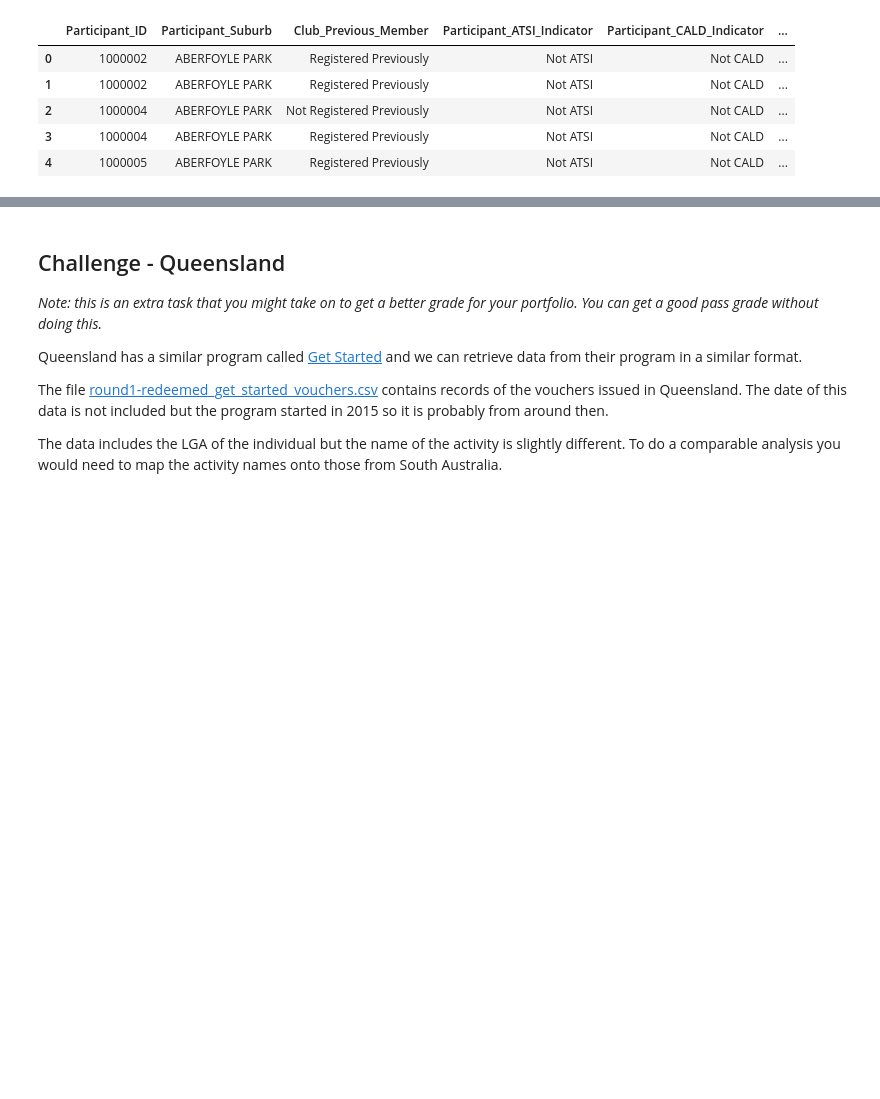
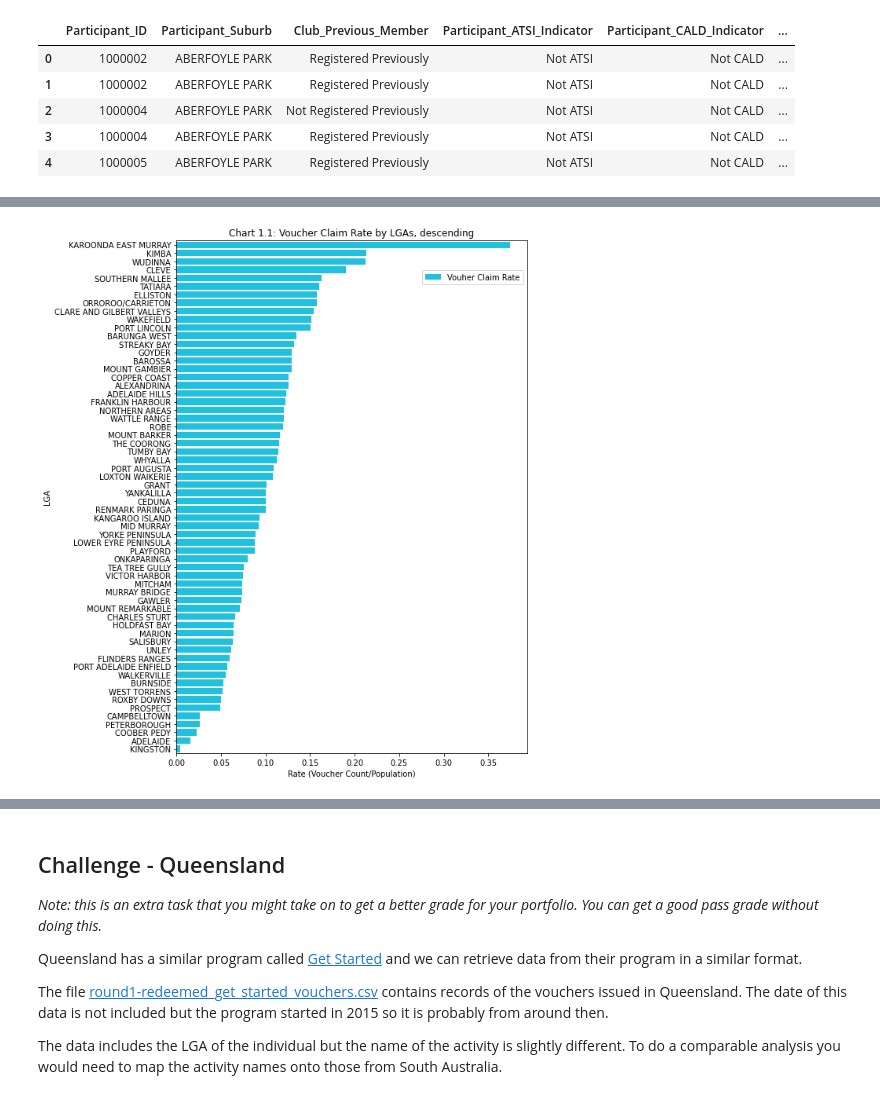
Before and after one commit to MQCOMP2200-S2-2021/data-science-portfolio-wenkangmq, a Jupyter notebook: Portfolio 2.ipynb, the cells around one changed output, grey strips where cells are left out. Drawn from its saved outputs; the diff is of its cells as text; code cells hidden in the pictures; blank space fills up the shorter version.

```diff
--- a/Portfolio 2.ipynb
+++ b/Portfolio 2.ipynb
@@ -149,0 +151,16 @@ grouped_LGA
+# %%
+fig, ax = plt.subplots(figsize=(8, 12))
+sns.barplot(
+    data=grouped_LGA,
+    y="LGA",
+    x="Rate",
+    ax=ax,
+    color="#00D5FF",
+    label="Vouher Claim Rate",
+)
+ax.set_title("Chart 1.1: Voucher Claim Rate by LGAs, descending")
+ax.set_xlabel("Rate (Voucher Count/Population)")
+ax.legend(loc="upper right", bbox_to_anchor=(0.5, 0.1, 0.5, 0.85))
+None
+# %% [output]
+[figure, added]
```
Also changed, not shown: parts of 30 cells of this notebook.
